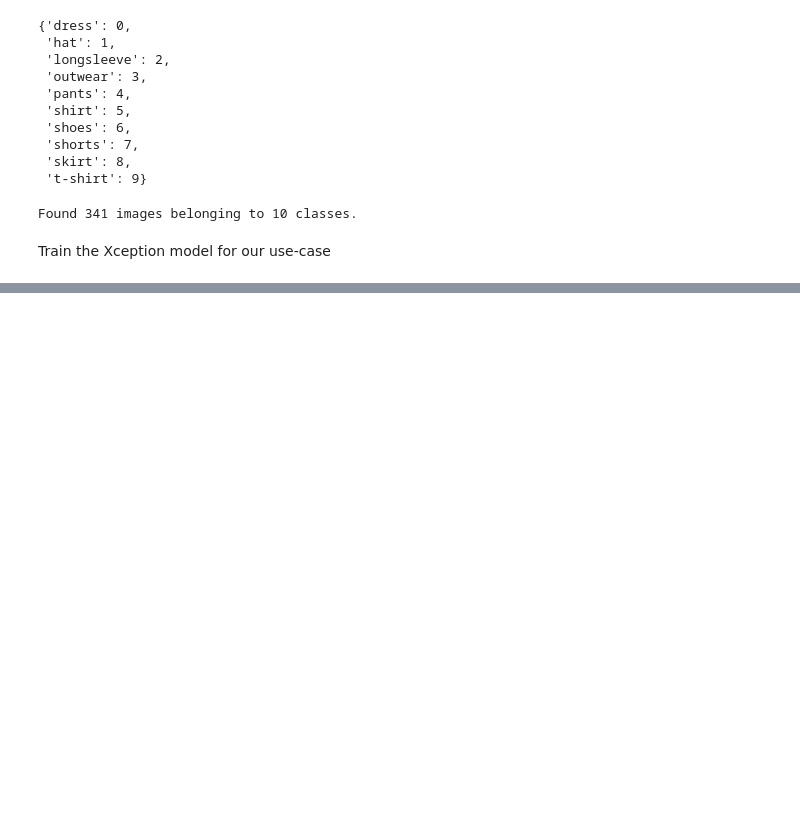
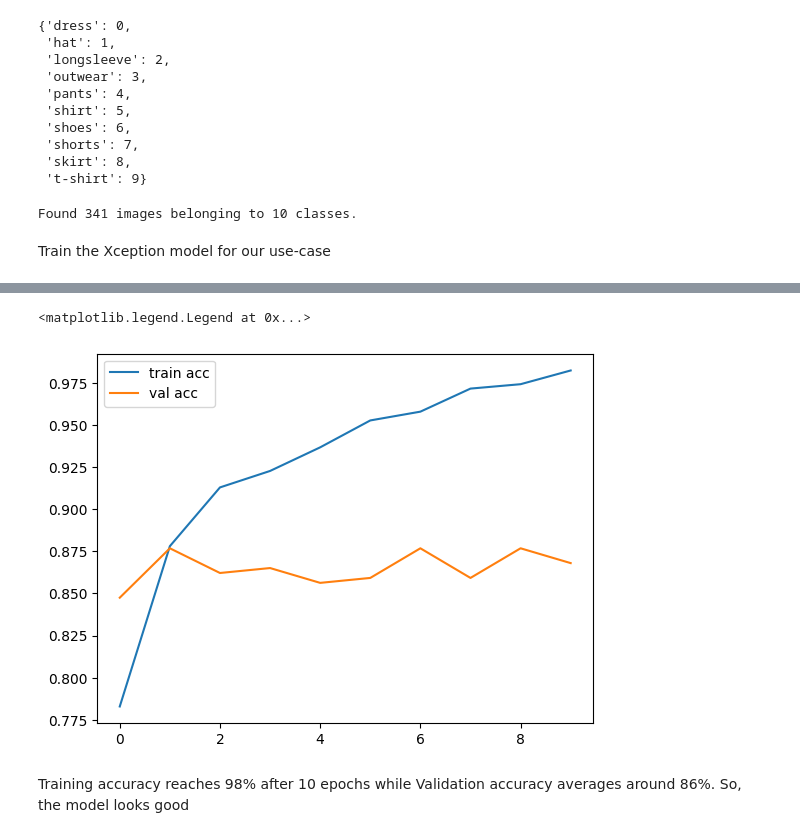
Before and after one commit to jayhg00/machine-learning, a Jupyter notebook: image_fashion_classification/notebook.ipynb, the cells around one changed output, grey strips where cells are left out. Cells and saved outputs as stored; diff of their text form; code cells hidden in the pictures; blank space fills up the shorter version.

Commit message:
Trained and tested the model

```diff
--- a/image_fashion_classification/notebook.ipynb
+++ b/image_fashion_classification/notebook.ipynb
@@ -182,0 +203,11 @@ KeyboardInterrupt:
+# %%
+scores = history.history
+# %%
+plt.plot(scores['accuracy'], label='train acc')
+plt.plot(scores['val_accuracy'], label='val acc')
+plt.legend()
+# %% [output]
+<matplotlib.legend.Legend at 0x...>
+[figure, added]
+# %% [markdown]
+Training accuracy reaches 98% after 10 epochs while Validation accuracy averages around 86%. So, the model looks good
```
Also changed, not shown: parts of 14 cells of this notebook.
